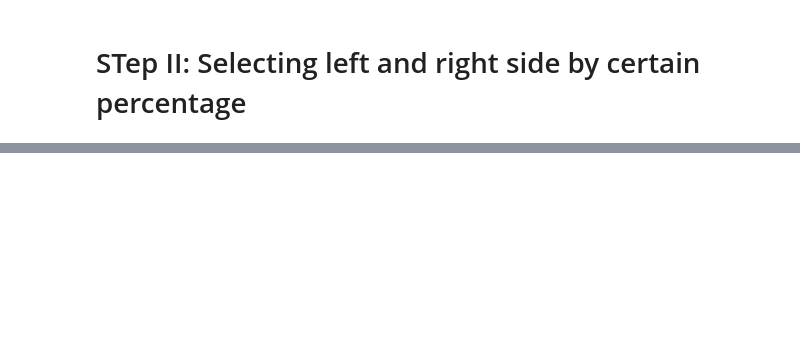
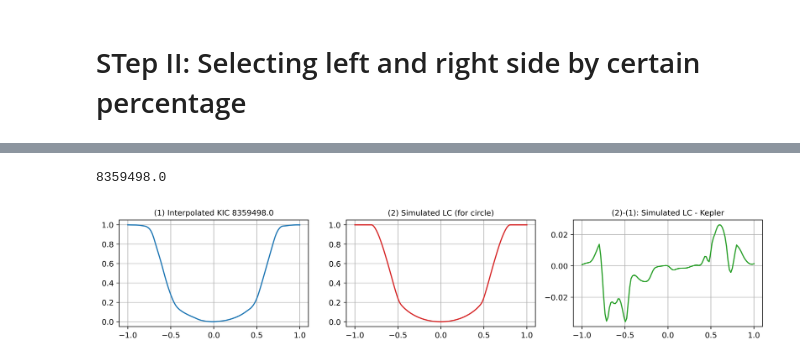
Before and after one commit to abrahammathews2000/mega, a Jupyter notebook: ml_training/overlap_lightcurves_simul_kepler_2.ipynb, the cells around one changed output, grey strips where cells are left out. Cells and saved outputs as stored; diff of their text form; code cells hidden in the pictures; blank space fills up the shorter version.

Commit message:
Plot difference between Kepler and simulated

```diff
--- a/ml_training/overlap_lightcurves_simul_kepler_2.ipynb
+++ b/ml_training/overlap_lightcurves_simul_kepler_2.ipynb
@@ -480,3 +581,41 @@ plt.show()
+# %%
+# plot the difference
+plt.rcParams['figure.dpi'] = 400
+fig,ax=plt.subplots(1,3, figsize=(15,2.5), gridspec_kw={ 'width_ratios': [2,2,2],
+'wspace': 0.2,'hspace': 0.4})
+selected_kepler_index_elem = selected_kepler_index[0]
+print(kepid_array[selected_kepler_index_elem])
+
+ax[0].set_title(f'(1) Interpolated KIC {kepid_array[selected_kepler_index_elem]}',size=10)
+ax[0].plot(np.linspace(-1.0,1.0,len(local_view_array_interpol[0])),local_view_array_interpol[selected_kepler_index_elem])
+ax[0].grid('on')
+
+ax[1].set_title(f'(2) Simulated LC (for circle)',size=10)
+ax[1].plot(np.linspace(-1,1,len(train_lc_scaled_append[0])),train_lc_scaled_append[0],color="tab:red")
+ax[1].grid('on')
+
+
+ax[2].set_title(f'(2)-(1): Simulated LC - Kepler',size=10)
+ax[2].plot(np.linspace(-1,1,len(train_lc_scaled_append[0])),train_lc_scaled_append[0]-local_view_array_interpol[selected_kepler_index_elem],color="tab:green")
+ax[2].grid('on')
+
+# ax[1][0].set_title(f'(1) Interpolated KIC {kepid_array[selected_kepler_index_elem]}',size=10)
+# ax[1][0].plot(np.linspace(-1.0,1.0,len(local_view_array_interpol[0])),local_view_array_interpol[selected_kepler_index_elem])
+# ax[1][0].grid('on')
+
+# ax[1][1].set_title(f'(2) Simulated LC (for circle)',size=10)
+# ax[1][0].plot(np.linspace(-1,1,len(train_lc_scaled_append[0])),train_lc_scaled_append[0])
+# ax[1][1].grid('on')
+
+
+# ax[1][2].set_title(f'(2)-(1): Simulated LC - Kepler',size=10)
+# ax[1][2].plot(np.linspace(-1,1,len(train_lc_scaled_append[0])),train_lc_scaled_append[0]-local_view_array_interpol[selected_kepler_index_elem])
+# ax[1][2].grid('on')
+
+plt.show()
+# %% [output]
+8359498.0
+[figure, added]
 # %%
 #     selected_portion = lc_np_array_offset[iteration][int(min_index_lc_np_array_offset-(count_zeros/2)-(horiz_select)):int(min_index_lc_np_array_offset+(count_zeros/2)+(horiz_select))]
 #     selected_portion_mask = lc_np_array_offset_mask[iteration][int(min_index_lc_np_array_offset-(count_zeros/2)-(horiz_select)):int(min_index_lc_np_array_offset+(count_zeros/2)+(horiz_select))]
```
Also changed, not shown: parts of 25 cells of this notebook.
